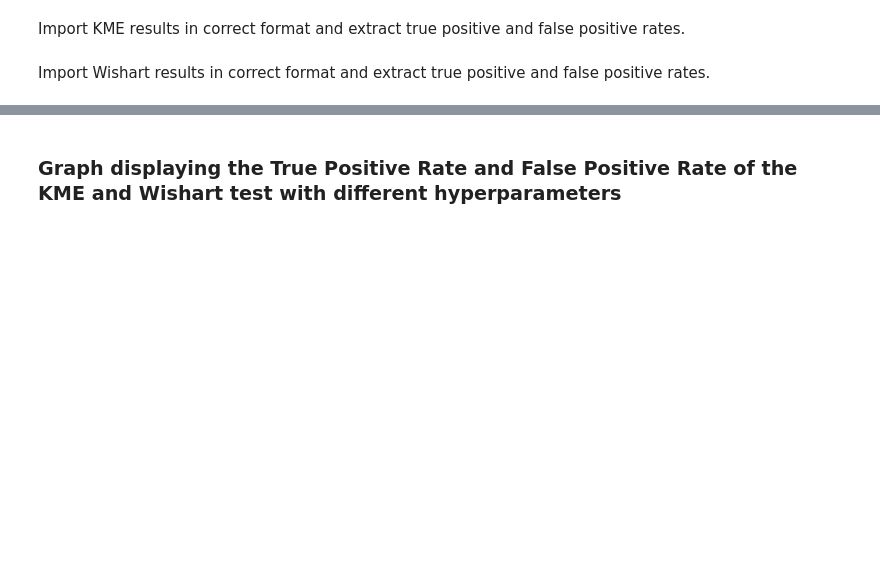
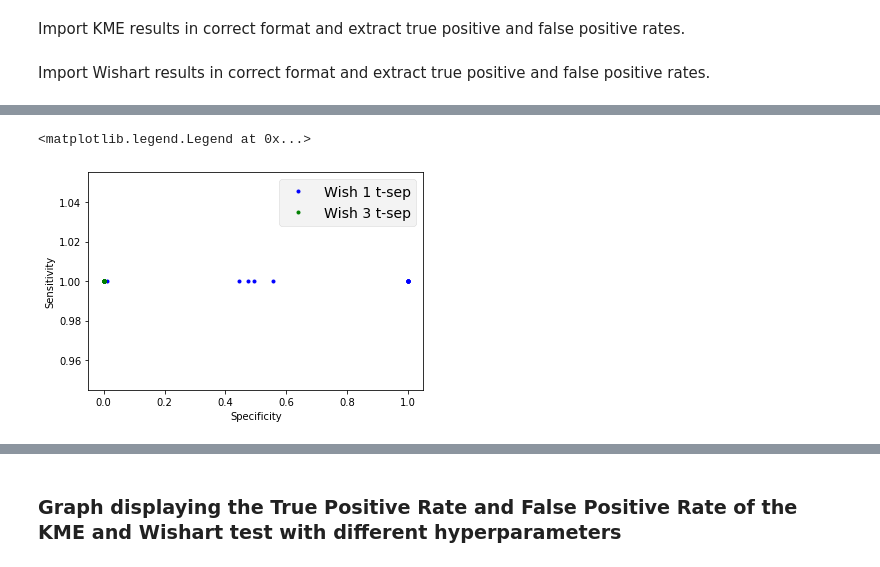
Before and after one commit to DennisZY/RCC_tetrad_constraints, a Jupyter notebook: experiment_results/hyperparam_opt/basic_graph_results/Hyperparameter experiment simple graph.ipynb, the cells around one changed output, grey strips where cells are left out. Drawn from its saved outputs; the diff is of its cells as text; code cells hidden in the pictures; blank space fills up the shorter version.

```diff
--- a/experiment_results/hyperparam_opt/basic_graph_results/Hyperparameter experiment simple graph.ipynb
+++ b/experiment_results/hyperparam_opt/basic_graph_results/Hyperparameter experiment simple graph.ipynb
@@ -8,6 +10,8 @@ import math
 # %% [markdown]
 Read in data
 # %%
-results = pd.read_csv('experiment_nonlin_3_t_sep_results.csv')
-wish_results = pd.read_csv('wishart_experiment_1_t_sep_results.csv')
-wish_results = pd.read_csv('wishart_experiment_3_t_sep_results.csv')
+results_1 = pd.read_csv('experiment_1_t_sep_results.csv')
+results_3 = pd.read_csv('experiment_3_t_sep_results.csv')
+
+wish_results_1 = pd.read_csv('wishart_experiment_1_t_sep_results.csv')
+wish_results_3 = pd.read_csv('wishart_experiment_3_t_sep_results.csv')
@@ -61,0 +60,18 @@ false_pos_wish_nonlin[np.isnan(false_pos_wish_nonlin)] = 0
+# %%
+wish_results_lin_1 = wish_results_1[wish_results_1['linear'] == True]
+wish_results_nonlin_1 = wish_results_1[wish_results_1['linear'] == False]
+
+wish_results_lin_1_mean = wish_mean(wish_results_lin_1)
+wish_results_nonlin_1_mean = wish_mean(wish_results_nonlin_1)
+
+sensitivity_wish_lin_1, specificity_wish_lin_1 = sens_and_spec(wish_results_lin_1_mean)
+sensitivity_wish_nonlin_1, specificity_wish_nonlin_1 = sens_and_spec(wish_results_nonlin_1_mean)
+# %%
+wish_results_lin_3 = wish_results_3[wish_results_3['linear'] == True]
+wish_results_nonlin_3 = wish_results_3[wish_results_3['linear'] == False]
+
+wish_results_lin_3_mean = wish_mean(wish_results_lin_3)
+wish_results_nonlin_3_mean = wish_mean(wish_results_nonlin_3)
+
+sensitivity_wish_lin_3, specificity_wish_lin_3 = sens_and_spec(wish_results_lin_3_mean)
+sensitivity_wish_nonlin_3, specificity_wish_nonlin_3 = sens_and_spec(wish_results_nonlin_3_mean)
@@ -61,0 +88,11 @@ false_pos_wish_nonlin[np.isnan(false_pos_wish_nonlin)] = 0
+# %%
+plt.plot(specificity_wish_nonlin_1,sensitivity_wish_nonlin_1, 'b.',label='Wish 1 t-sep')
+plt.plot(specificity_wish_nonlin_3, sensitivity_wish_nonlin_3, 'g.',label='Wish 3 t-sep')
+plt.style.use('fivethirtyeight')
+#plt.plot([0,1],'k')
+plt.xlabel('Specificity')
+plt.ylabel('Sensitivity')
+plt.legend()
+# %% [output]
+<matplotlib.legend.Legend at 0x...>
+[figure, added]
```
Also changed, not shown: parts of 29 cells of this notebook, 19 other files.
